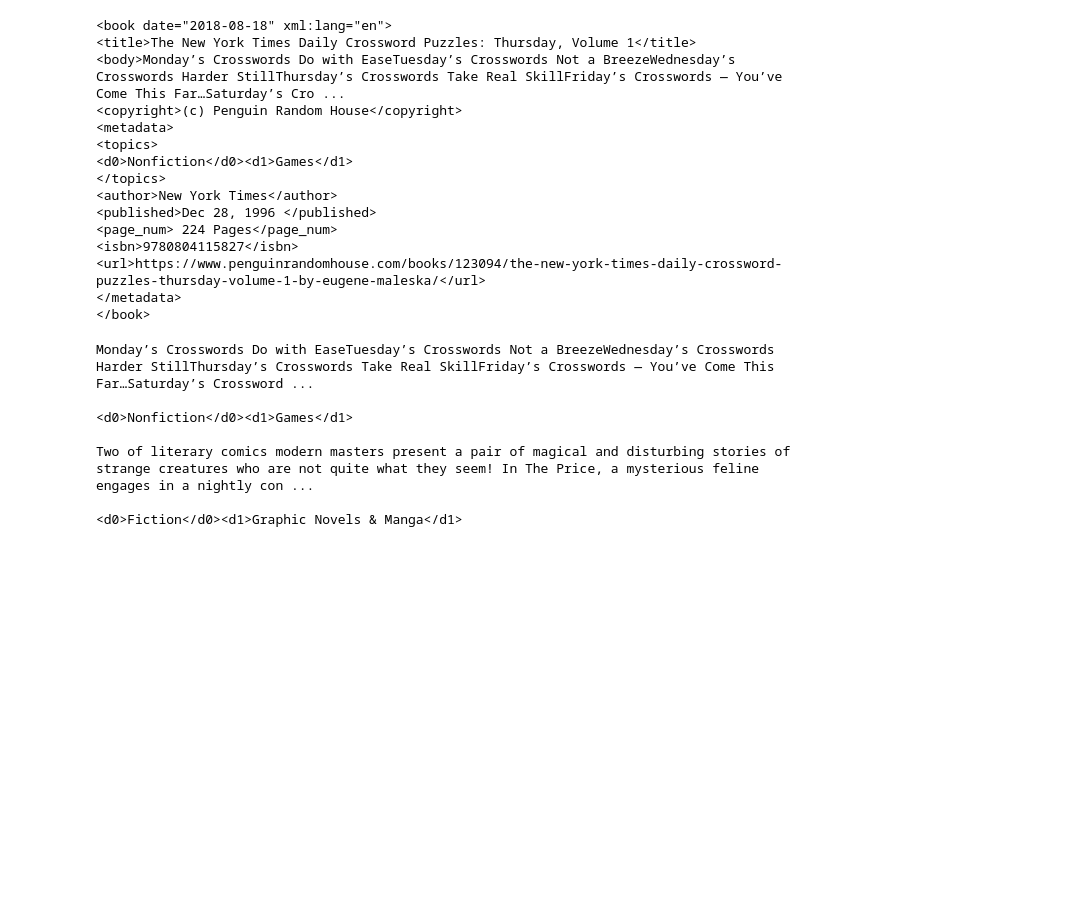
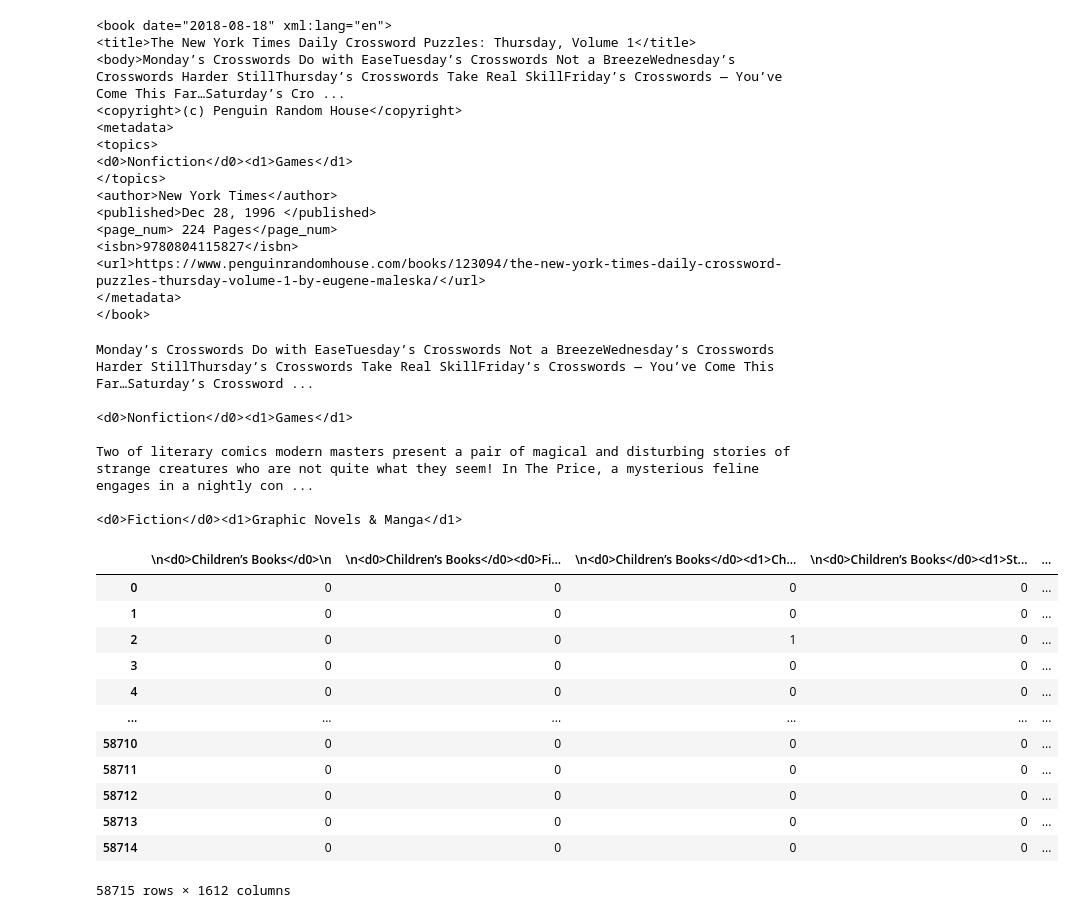
Before and after one commit to athaichi/BookGenreClassification, a Jupyter notebook: code/milestone1.ipynb, the cells around one changed output. Cells and saved outputs as stored; diff of their text form; code cells hidden in the pictures; blank space fills up the shorter version.

Commit message:
Array of all genres

```diff
--- a/code/milestone1.ipynb
+++ b/code/milestone1.ipynb
@@ -8,6 +12,7 @@ with open("../data/BlurbGenreCollection_EN_train.txt") as openFile:
         else:
             books[-1] += line
 
+books = np.array(books)
 print(books[0])
 # %% [output]
 <book date="2018-08-18" xml:lang="en">
@@ -45,6 +50,9 @@ for book in books:
     genres.append(book[start:end])
 
 
+synopses = np.array(synopses)
+genres = np.array(genres)
+
 print(synopses[0])
 print(genres[0])
 print(synopses[1])
@@ -59,0 +70,16 @@ Two of literary comics modern masters present a pair of magical and disturbing s
+# %%
+pd.get_dummies(genres)
+# %% [output]
+|  | \n<d0>Children’s Books</d0>\n | \n<d0>Children’s Books</d0><d0>Fi... | \n<d0>Children’s Books</d0><d1>Ch... | \n<d0>Children’s Books</d0><d1>St... | ... |
+| 0 | 0 | 0 | 0 | 0 | ... |
+| 1 | 0 | 0 | 0 | 0 | ... |
+| 2 | 0 | 0 | 1 | 0 | ... |
+| 3 | 0 | 0 | 0 | 0 | ... |
+| 4 | 0 | 0 | 0 | 0 | ... |
+| ... | ... | ... | ... | ... | ... |
+| 58710 | 0 | 0 | 0 | 0 | ... |
+| 58711 | 0 | 0 | 0 | 0 | ... |
+| 58712 | 0 | 0 | 0 | 0 | ... |
+| 58713 | 0 | 0 | 0 | 0 | ... |
+| 58714 | 0 | 0 | 0 | 0 | ... |
+58715 rows × 1612 columns
```
Also changed, not shown: parts of 3 cells of this notebook.
